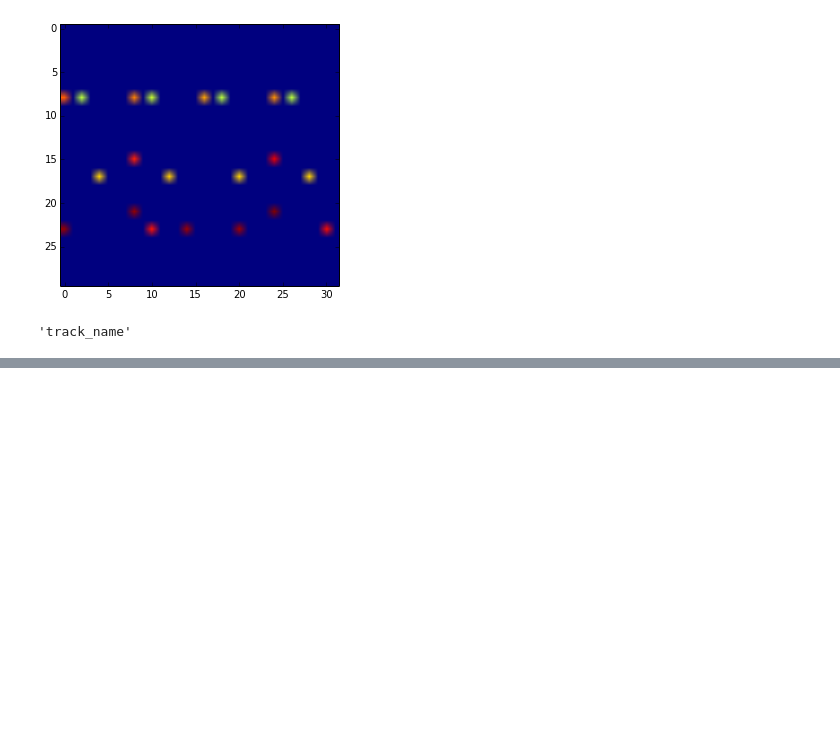
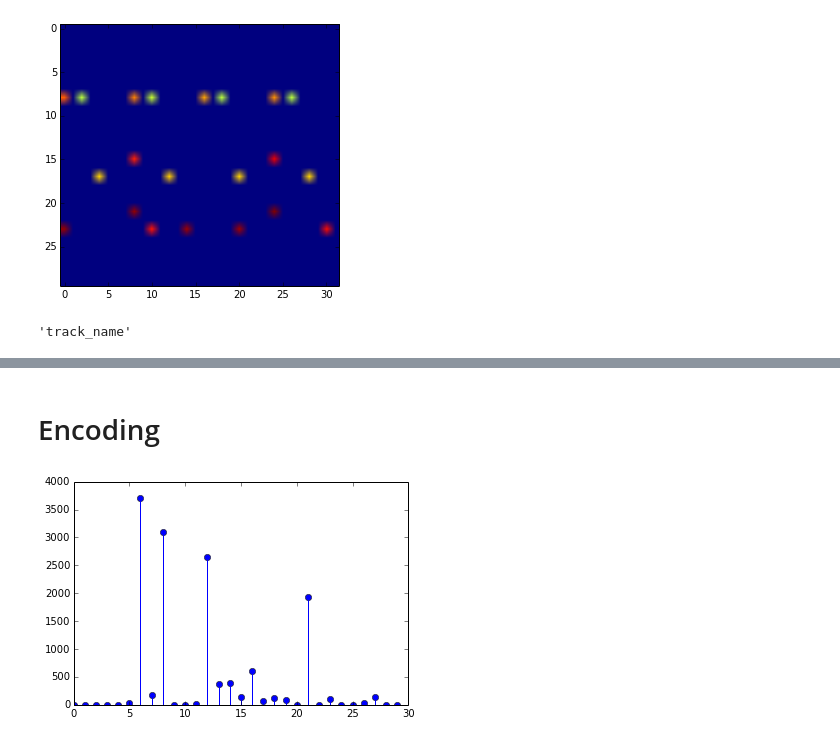
Before and after one commit to snikolov/neural-beats, a Jupyter notebook: notebooks/midi-test.ipynb, the cells around one changed output, grey strips where cells are left out. Drawn from its saved outputs; the diff is of its cells as text; code cells hidden in the pictures; blank space fills up the shorter version.

```diff
--- a/notebooks/midi-test.ipynb
+++ b/notebooks/midi-test.ipynb
@@ -379,0 +587,24 @@ mid.tracks[1][0].type
+# %% [markdown]
+# Encoding
+# %%
+import os
+import numpy as np
+
+base_dir = '/Users/snikolov/Downloads/groove-monkee-midi-gm/array'
+arrays = []
+for root, dirs, files in os.walk(base_dir):
+    for filename in files:
+        if filename.split('.')[-1] == 'npy':
+            array = np.load(os.path.join(root, filename))
+            arrays.append(array)
+seq = np.concatenate(arrays, axis=0)
+# %%
+freq = np.sum(seq > 0, axis=0)
+# %%
+import matplotlib.pyplot as plt
+%matplotlib inline
+
+plt.stem(freq[30:60])
+plt.show()
+# %% [output]
+[figure, added]
```
Also changed, not shown: parts of 29 cells of this notebook, 3 other files.
